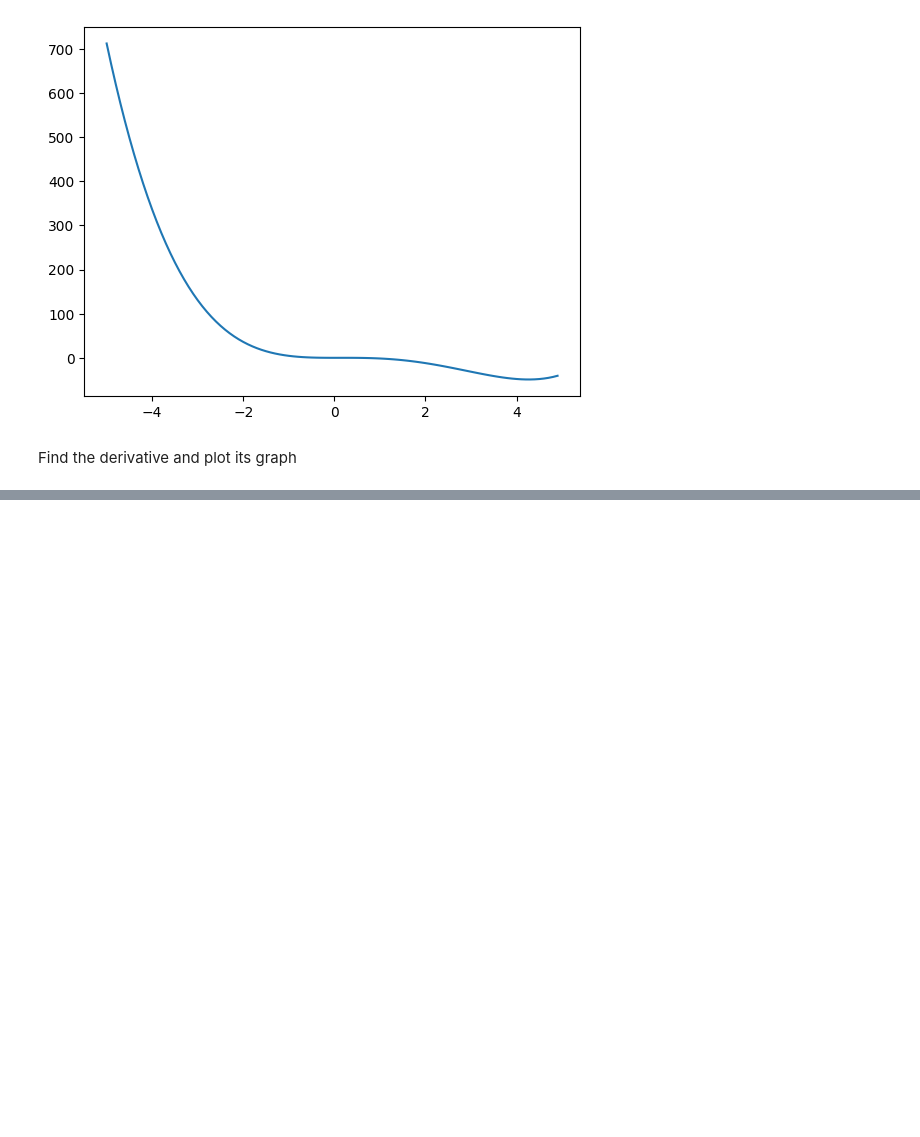
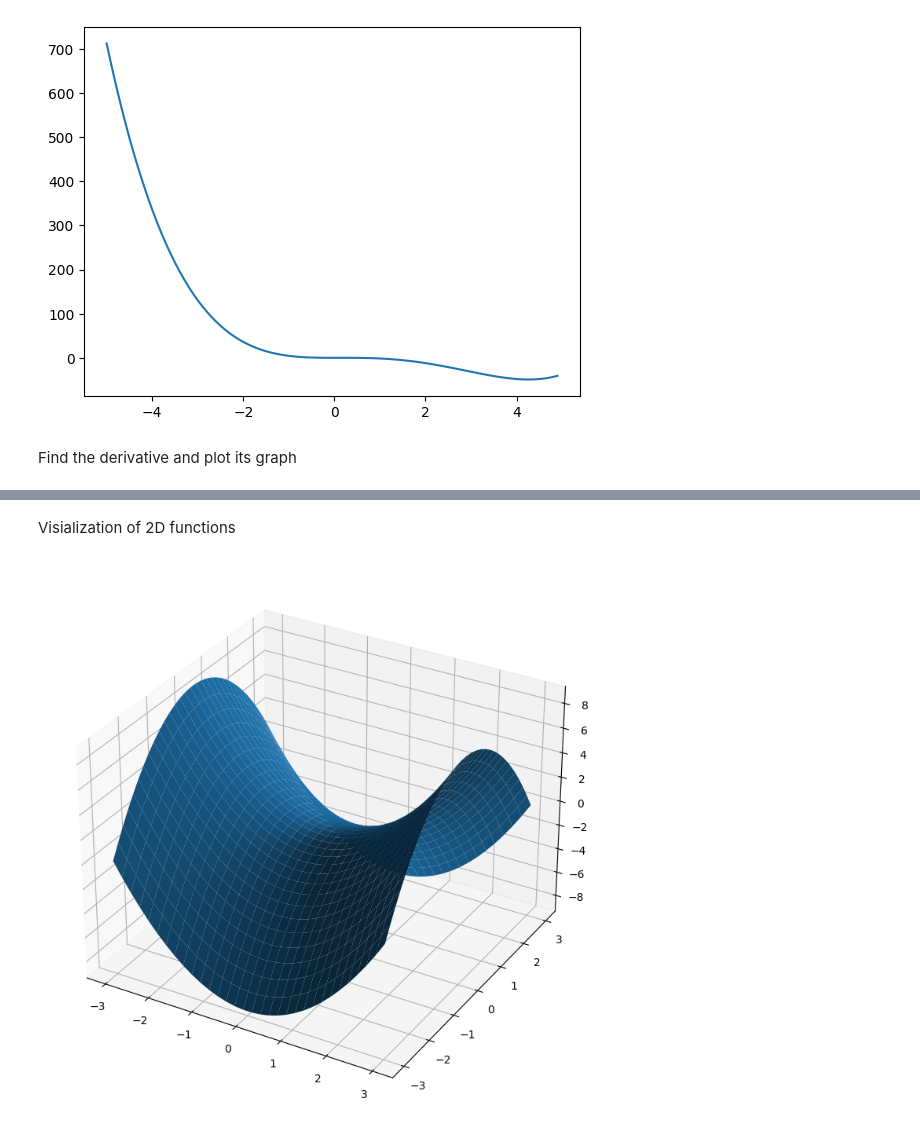
Before and after one commit to osvago/BIDA2023, a Jupyter notebook: CalcRev.ipynb, the cells around one changed output, grey strips where cells are left out. Saved outputs shown, nothing was run; the diff lists cells and outputs as text; code cells hidden in the pictures; blank space fills up the shorter version.

```diff
--- a/CalcRev.ipynb
+++ b/CalcRev.ipynb
@@ -50,0 +51,22 @@ plt.show()
+# %% [markdown]
+Visialization of 2D functions
+# %%
+# Import libraries
+from mpl_toolkits import mplot3d
+
+# Creating dataset
+x = np.outer(np.linspace(-3, 3, 32), np.ones(32))
+y = x.copy().T # transpose
+z = np.square(x) - np.square(y)
+
+# Creating figure
+fig = plt.figure(figsize =(14, 9))
+ax = plt.axes(projection ='3d')
+
+# Creating plot
+ax.plot_surface(x, y, z)
+
+# show plot
+plt.show()
+# %% [output]
+[figure, added]
```
Also changed, not shown: parts of 2 cells of this notebook.
